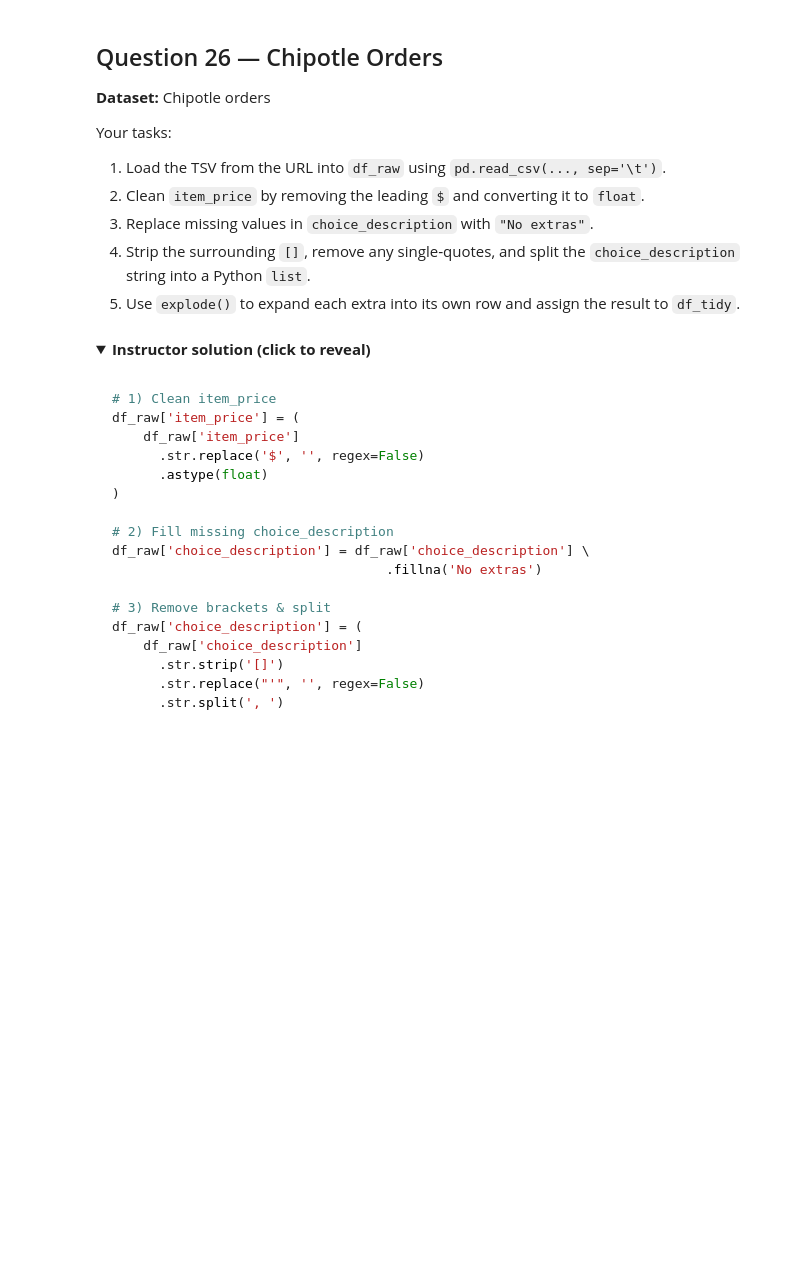
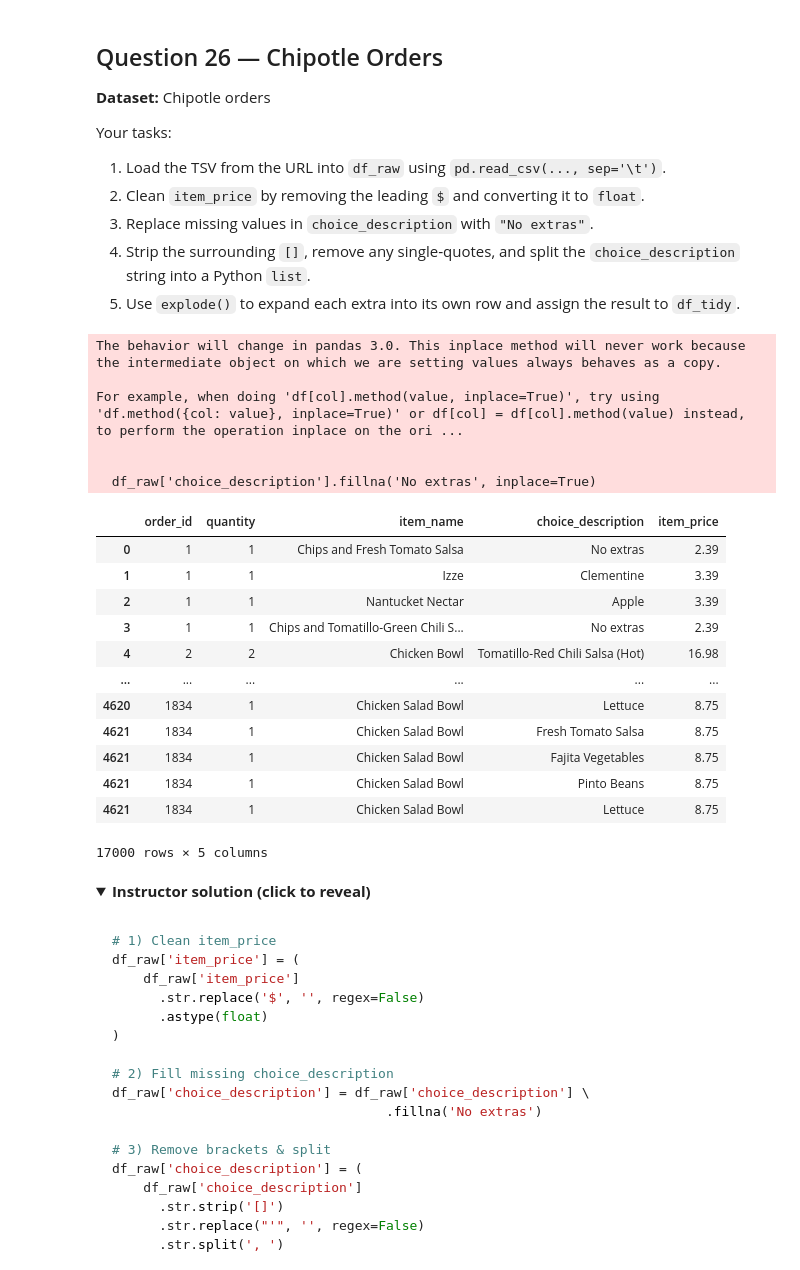
Before and after one commit to Clee2951/RISE, a Jupyter notebook: July10/data_wrangling_28_challenges.ipynb, the cells around one changed output. Saved outputs shown, nothing was run; the diff lists cells and outputs as text; code cells hidden in the pictures; folded sections open; blank space fills up the shorter version.

```diff
--- a/July10/data_wrangling_28_challenges.ipynb
+++ b/July10/data_wrangling_28_challenges.ipynb
@@ -849,7 +1139,38 @@ Your tasks:
 # %%
 import pandas as pd
 
 url = "https://raw.githubusercontent.com/justmarkham/DAT8/master/data/chipotle.tsv"
+
+df_raw = pd.read_csv(url, sep = '\t')
+df_raw['item_price'] = df_raw['item_price'].str.replace('[$]', '', regex=True).astype(float)
+df_raw['choice_description'].fillna('No extras', inplace=True)
+df_raw['choice_description'] = df_raw['choice_description'].str.replace(']', '', regex=False)
+df_raw['choice_description'] = df_raw['choice_description'].str.replace('[', '', regex=False)
+df_raw['choice_description'] = df_raw['choice_description'].str.replace("'", '', regex=False)
+df_raw['choice_description'] = df_raw['choice_description'].str.split(',')
+df_raw = df_raw.explode('choice_description')
+
+df_raw
+# %% [output]
+The behavior will change in pandas 3.0. This inplace method will never work because the intermediate object on which we are setting values always behaves as a copy.
+
+For example, when doing 'df[col].method(value, inplace=True)', try using 'df.method({col: value}, inplace=True)' or df[col] = df[col].method(value) instead, to perform the operation inplace on the ori ...
+
+
+  df_raw['choice_description'].fillna('No extras', inplace=True)
+|  | order_id | quantity | item_name | choice_description | item_price |
+| 0 | 1 | 1 | Chips and Fresh Tomato Salsa | No extras | 2.39 |
+| 1 | 1 | 1 | Izze | Clementine | 3.39 |
+| 2 | 1 | 1 | Nantucket Nectar | Apple | 3.39 |
+| 3 | 1 | 1 | Chips and Tomatillo-Green Chili S... | No extras | 2.39 |
+| 4 | 2 | 2 | Chicken Bowl | Tomatillo-Red Chili Salsa (Hot) | 16.98 |
+| ... | ... | ... | ... | ... | ... |
+| 4620 | 1834 | 1 | Chicken Salad Bowl | Lettuce | 8.75 |
+| 4621 | 1834 | 1 | Chicken Salad Bowl | Fresh Tomato Salsa | 8.75 |
+| 4621 | 1834 | 1 | Chicken Salad Bowl | Fajita Vegetables | 8.75 |
+| 4621 | 1834 | 1 | Chicken Salad Bowl | Pinto Beans | 8.75 |
+| 4621 | 1834 | 1 | Chicken Salad Bowl | Lettuce | 8.75 |
+17000 rows × 5 columns
 # %% [markdown]
 <details>
 <summary><strong>Instructor solution (click to reveal)</strong></summary>
```
Also changed, not shown: parts of 34 cells of this notebook, 3 other files.
